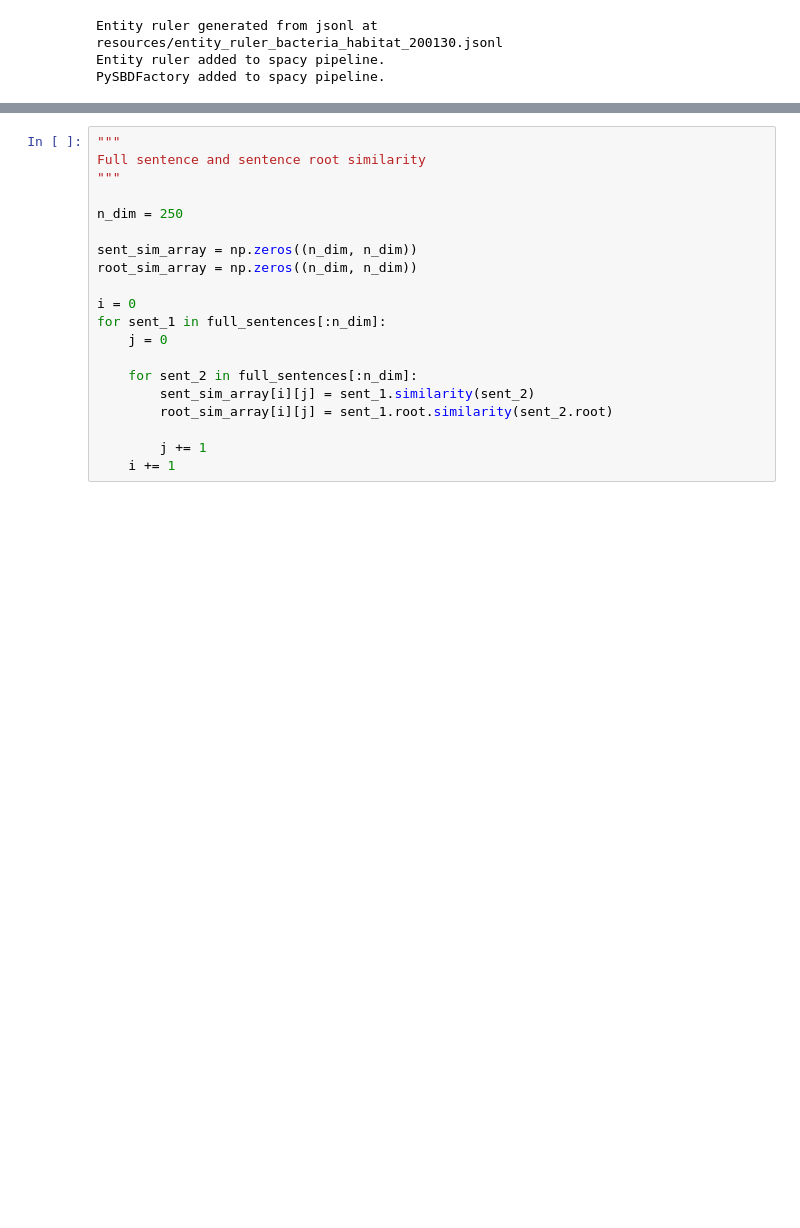
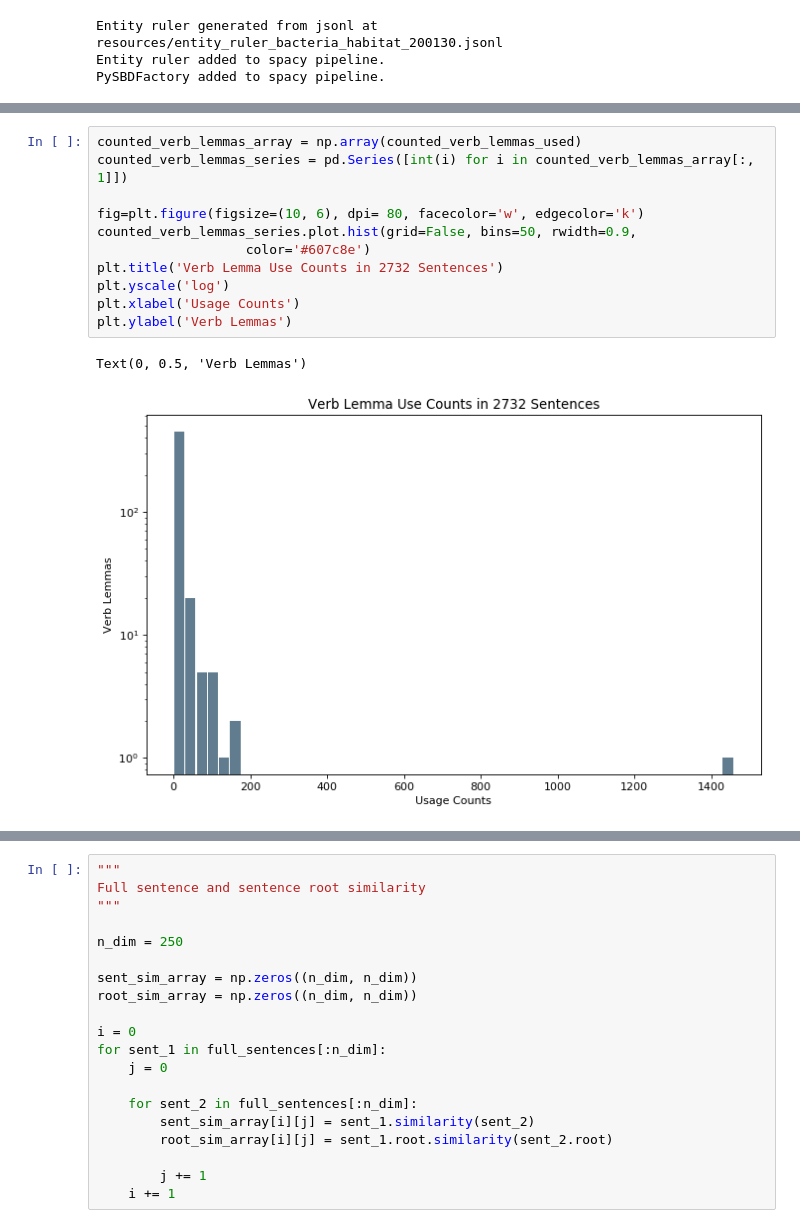
Before and after one commit to MAyars7/penemuu, a Jupyter notebook: penemuu_exploratory_verb_patterns.ipynb, the cells around one changed output, grey strips where cells are left out. Drawn from its saved outputs; the diff is of its cells as text; blank space fills up the shorter version.

```diff
--- a/penemuu_exploratory_verb_patterns.ipynb
+++ b/penemuu_exploratory_verb_patterns.ipynb
@@ -249,3 +232,17 @@ counted_verb_lemmas_used
+# %%
+counted_verb_lemmas_array = np.array(counted_verb_lemmas_used)
+counted_verb_lemmas_series = pd.Series([int(i) for i in counted_verb_lemmas_array[:, 1]])
+
+fig=plt.figure(figsize=(10, 6), dpi= 80, facecolor='w', edgecolor='k')
+counted_verb_lemmas_series.plot.hist(grid=False, bins=50, rwidth=0.9,
+                   color='#607c8e')
+plt.title('Verb Lemma Use Counts in 2732 Sentences')
+plt.yscale('log')
+plt.xlabel('Usage Counts')
+plt.ylabel('Verb Lemmas')
+# %% [output]
+Text(0, 0.5, 'Verb Lemmas')
+[figure, added]
 # %%
 def generate_verb_span_from_sent_span(nlp, sent_span):
     verbs = [token.text for token in sent_span if token.pos_ in ['VERB', 'AUX']]
```
Also changed, not shown: parts of 36 cells of this notebook, 3 other files.
